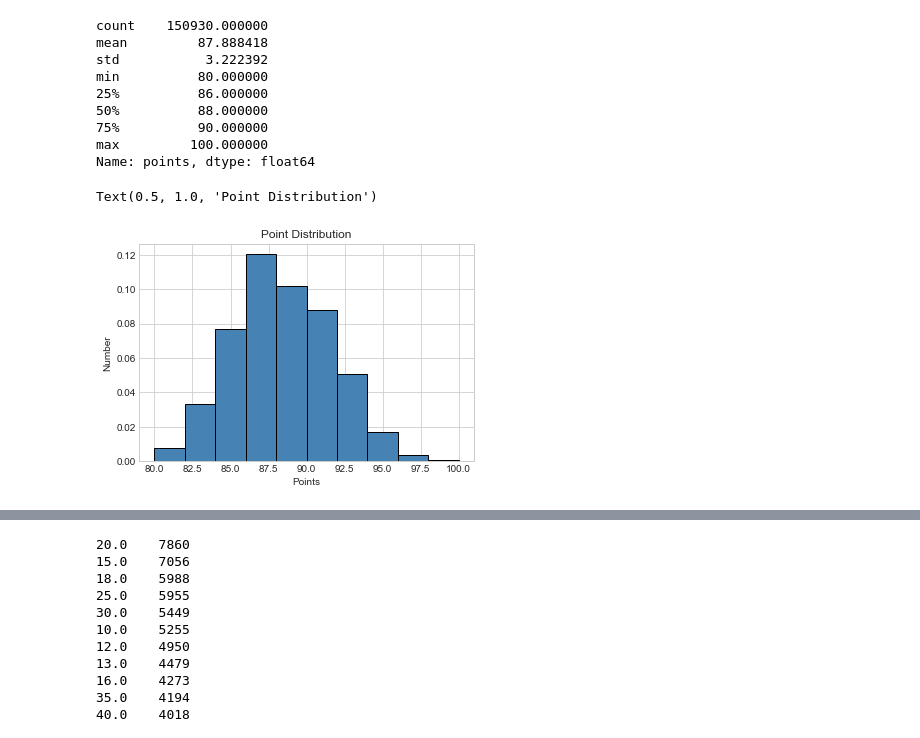
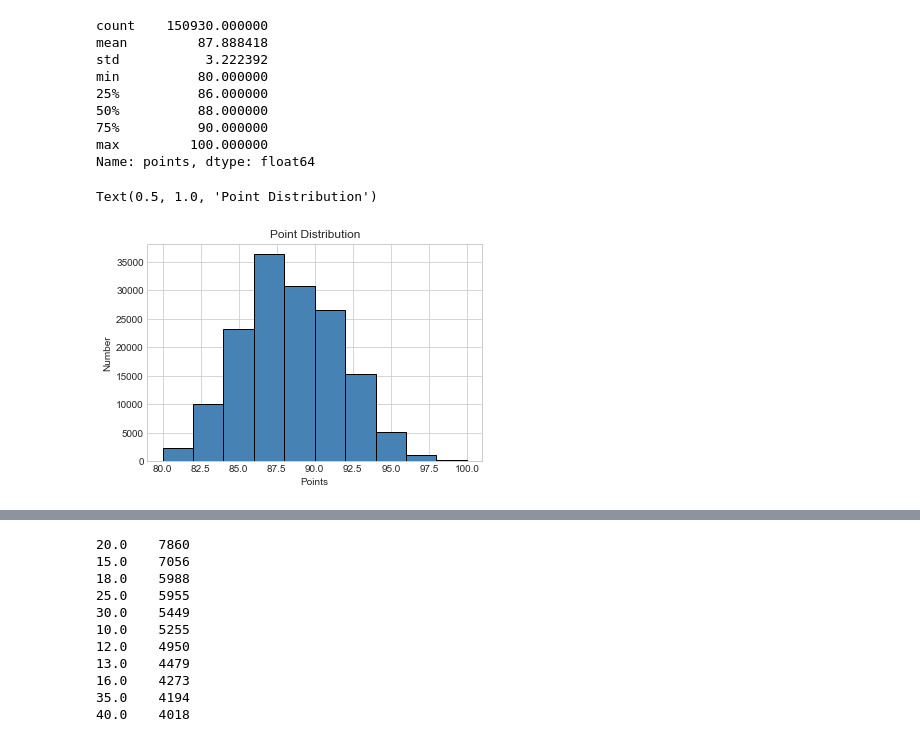
Before and after one commit to freesinger/testcases, a Jupyter notebook: wine_review/data/wine_review.ipynb, the cells around one changed output, grey strips where cells are left out. Cells and saved outputs as stored; diff of their text form; code cells hidden in the pictures.

```diff
--- a/wine_review/data/wine_review.ipynb
+++ b/wine_review/data/wine_review.ipynb
@@ -90,3 +90,7 @@ region_1 has 25060 missing value , with 16.6037% missing rate
 region_2 has 89977 missing value , with 59.6151% missing rate
 Text(0.5, 1.0, 'Missing Value')
 [figure]
+# %%
+# Descriptiom
+review = review.drop(['description'], axis=1)
+review.head()
@@ -120,0 +132,17 @@ review.loc[pd.isnull(review.country)]
+# %%
+# encoding Country
+print('Country number:', len(countries))
+country_dict = dict()
+null_ID = review[pd.isnull(review['country'])].index
+print(null_ID)
+notnull_ID = list(set(review.index) - set(null_ID))
+tmp_review = review.iloc[notnull_ID]
+countries = tmp_review['country'].unique()
+for i in range(len(countries)):
+    country_dict[countries[i]] = i
+
+for c in countries:
+    review['country'] = review['country'].replace(c, country_dict[c])
+review.loc[null_ID, ['country']] = -1
+# review.head()
+review.loc[review['country'] == -1]
@@ -139,0 +177,15 @@ review.loc[pd.isnull(review.designation)].head()
+# %%
+# encoding designation
+null_ID = review[pd.isnull(review['designation'])].index
+notnull_ID = list(set(review.index) - set(null_ID))
+des = review.iloc[notnull_ID]
+des = des['designation'].unique()
+# print(des)
+des_dict = dict()
+for i in range(len(des)):
+    des_dict[des[i]] = i
+# print(des_dict)
+for d in des:
+    review['designation'] = review['designation'].replace(d, des_dict[d])
+review.loc[null_ID, ['designation']] = -1
+review.head(10)
@@ -161,12 +245,12 @@ min          80.000000
 max         100.000000
 Name: points, dtype: float64
 # %%
-plt.hist(review['points'],  density=True, alpha=1,
+plt.hist(review['points'],  density=False, alpha=1,
         histtype='bar', color='steelblue',
         edgecolor='k')
 plt.xlabel('Points')
 plt.ylabel('Number')
 plt.title('Point Distribution')
 # %% [output]
 Text(0.5, 1.0, 'Point Distribution')
-[figure, old version]
+[figure, new version]
```
Also changed, not shown: parts of 16 cells of this notebook.
